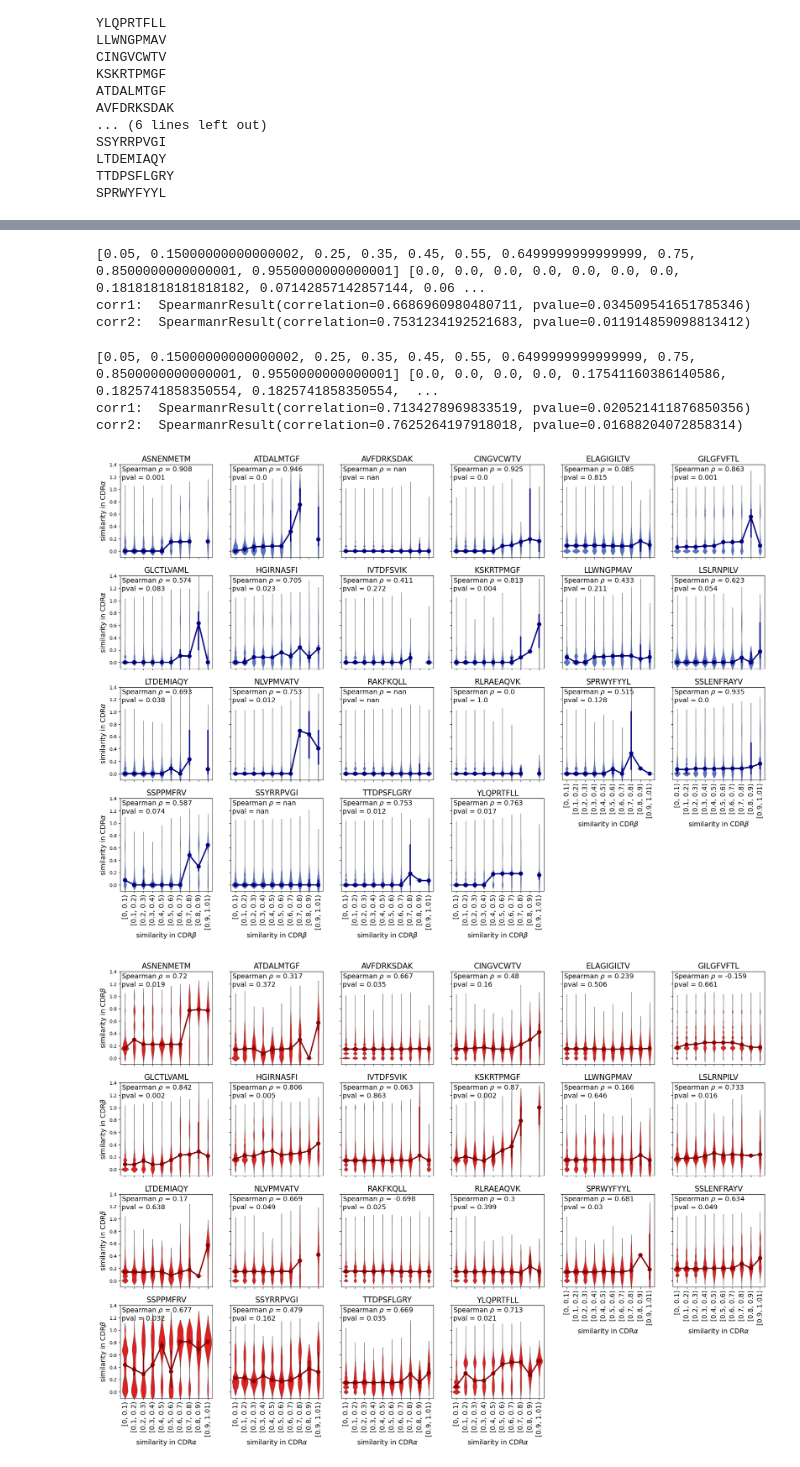
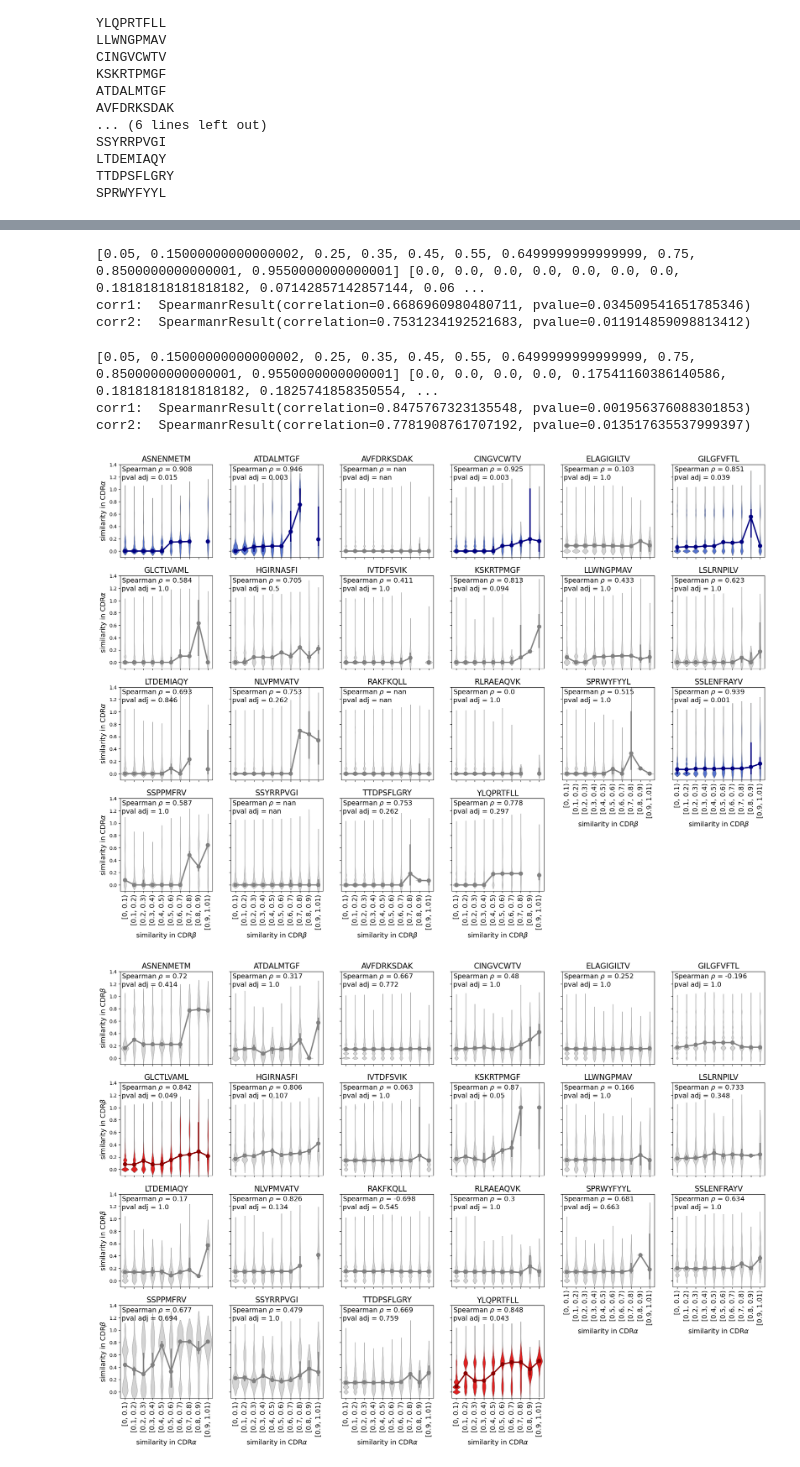
Before and after one commit to mm523/TCRab-pairing, a Jupyter notebook: cluster_alpha_beta.ipynb, the cells around one changed output, grey strips where cells are left out. Cells and saved outputs as stored; diff of their text form; code cells hidden in the pictures.

```diff
--- a/cluster_alpha_beta.ipynb
+++ b/cluster_alpha_beta.ipynb
@@ -6,8 +6,10 @@ import igraph as ig
 import functions.pwdistances as pwdist
 import seaborn as sns
 import random
+# %%
+f2 = 'figures/'
 # %%
-vdj = pd.read_csv('data/vdj_cleaned_subset_for_MI.csv', index_col = 0)
+vdj = pd.read_csv('data/vdj_cleaned_subset_for_MI_no-small-study.csv', index_col = 0)
 vdj = vdj.loc[vdj['Epitope'] != 'KLGGALQAK'] # because too big - takes forever
 # %%
 vdj.head()
@@ -485,7 +440,7 @@ pairedB = {}
 randomB = {}
 modularity = {}
 
-for ep in vdj['Epitope'].unique():
+for ep in vdj['Epitope'].unique().tolist():
     print(ep)
     epdf = vdj[vdj['Epitope'] == ep]
     As = epdf['CDR3-a'].unique().tolist()
@@ -843,17 +748,19 @@ for j, chain in enumerate(['b', 'a']):
     for i, ep in enumerate(sorted(list(ep_diffs[chain].keys()))):
         ticklist.append(ep)
         ax[j].scatter([i]*len(ep_diffs[chain][ep]), ep_diffs[chain][ep], facecolor = 'none', edgecolor = 'k')
-        ax[j].scatter(i, np.mean(ep_diffs[chain][ep]), c='r', marker='D')
+        ax[j].scatter(i, np.median(ep_diffs[chain][ep]), c='r', marker='D')
 
     ax[j].axhline(0, ls = ':', c = 'k')
 ax[1].set_xticks(range(len(ticklist)), ticklist, rotation = 90, fontsize = 14)
 ax[0].set_yticklabels(ax[0].get_yticklabels(), fontsize = 14)
 ax[1].set_yticklabels(ax[1].get_yticklabels(), fontsize = 14)
 ax[1].set_xlabel(r'Epitope', fontsize = 14)
-ax[0].set_ylabel('Ratio of sequence similarity\n' r'$\log_{10}$(real pairs/controls), CDR3$\alpha$ clusters', fontsize = 14)
-ax[1].set_ylabel('Ratio of sequence similarity\n' r'$\log_{10}$(real pairs/controls), CDR3$\beta$ clusters', fontsize = 14)
+# ax[0].set_ylabel('Ratio of sequence similarity\n' r'$\log_{10}$(real pairs/controls), CDR3$\alpha$ clusters', fontsize = 14)
+# ax[1].set_ylabel('Ratio of sequence similarity\n' r'$\log_{10}$(real pairs/controls), CDR3$\beta$ clusters', fontsize = 14)
+ax[0].set_ylabel('Increase in sequence similarity\n' r'real pairs - controls, CDR3$\alpha$ clusters', fontsize = 14)
+ax[1].set_ylabel('Increase in sequence similarity\n' r'real pairs - controls, CDR3$\beta$ clusters', fontsize = 14)
 plt.tight_layout()
-plt.savefig('figures/AllEps_ab_clustering_seqsim_diff.png',
+plt.savefig(f2 + 'AllEps_ab_clustering_seqsim_diff.png',
                     bbox_inches='tight')
 plt.show()
 # %% [output]
@@ -950,6 +853,7 @@ axs1 = ax1.ravel()
 
 intervals = [(0,0.1),(0.1,0.2),(0.2,0.3),(0.3,0.4),(0.4,0.5),(0.5,0.6),(0.6,0.7),(0.7,0.8),(0.8,0.9),(0.9,1.01)]
 intervals_txt = ['[' + str(x[0]) + ', ' + str(x[1]) + ')' for x in intervals]
+num_comparisons = len(sorted(vdj['Epitope'].unique().tolist()))
 
 for j,ep in enumerate(sorted(vdj['Epitope'].unique().tolist())):
     epdf = vdj.loc[vdj['Epitope'] == ep]
@@ -977,28 +881,6 @@ for j,ep in enumerate(sorted(vdj['Epitope'].unique().tolist())):
         medians_a.append(np.median(asim))
         medians_b.append(np.median(bsim))
 
-    sns.violinplot(all_sims_a, ax=axs[j], color='royalblue',
-                linewidth=0.5, inner=None, alpha=0.5)
-    sns.pointplot(all_sims_a, estimator='median', errorbar=('ci', 95), ax=axs[j], color='navy')
-    sns.violinplot(all_sims_b, ax=axs1[j], color='r',
-                linewidth=0.5, inner=None, alpha=0.5)
-    sns.pointplot(all_sims_b, estimator='median', errorbar=('ci', 95), ax=axs1[j], color='darkred')
-    # axs[j].set_ylim(-0.1,1.2)
-    # axs1[j].set_ylim(-0.1,1.2)
-
-    # calculate t-test: is the bin higher than the bin at 0?
-    # t_tests = [ttest_ind(all_sims_a[i], all_sims_a[0], alternative='greater').pvalue for i in range(1,len(all_sims_a))]
-    # pvals = ['\n'] + ['\n***' if x <0.001 else '\n**' if x <0.01 else '\n*' if x<0.05 else '\n' for x in t_tests]
-    # first pval empty because it's what we compare to
-    # for i,v in enumerate(pvals):
-    #     axs[j].text(i,1.1,v,horizontalalignment='center',verticalalignment='center', fontsize=10)
-
-    # t_tests = [ttest_ind(all_sims_b[i], all_sims_b[0], alternative='greater').pvalue for i in range(1,len(all_sims_b))]
-    # pvals = ['\n'] + ['\n***' if x <0.001 else '\n**' if x <0.01 else '\n*' if x<0.05 else '\n' for x in t_tests]
-    # # first pval empty because it's what we compare to
-    # for i,v in enumerate(pvals):
-    #     axs1[j].text(i,1.1,v,horizontalalignment='center',verticalalignment='center', fontsize=10)
-
     # spearman between mid point of bin and median
     print(midpoints_b, medians_a)
     corr_ab = spearmanr(midpoints_a, medians_b, nan_policy = 'omit')
@@ -1006,9 +888,30 @@ for j,ep in enumerate(sorted(vdj['Epitope'].unique().tolist())):
     print('corr1: ', corr_ab)
     print('corr2: ', corr_ba)
 
-    axs[j].text(-0.35,1.38, r'Spearman $\rho$ = ' + str(round(corr_ba.correlation, 3)) + '\npval = ' + str(round(corr_ba.pvalue,3)), fontsize=14, va='top')
+    if corr_ba.pvalue*num_comparisons < .05:
+        col = 'royalblue'
+        col1 = 'navy'
+    else:
+        col = 'lightgrey'
+        col1 = 'grey'
+
+    sns.violinplot(all_sims_a, ax=axs[j], color=col,
+                linewidth=0.5, inner=None, alpha=0.5)
+    sns.pointplot(all_sims_a, estimator='median', errorbar=('ci', 95), ax=axs[j], color=col1)
+
+    if corr_ab.pvalue*num_comparisons < .05:
+        col = 'r'
+        col1 = 'darkred'
+    else:
+        col = 'lightgrey'
+        col1 = 'grey'
+    sns.violinplot(all_sims_b, ax=axs1[j], color=col,
+                linewidth=0.5, inner=None, alpha=0.5)
+    sns.pointplot(all_sims_b, estimator='median', errorbar=('ci', 95), ax=axs1[j], color=col1)
+
+    axs[j].text(-0.35,1.38, r'Spearman $\rho$ = ' + str(round(corr_ba.correlation, 3)) + '\npval adj = ' + str(round(np.clip(corr_ba.pvalue*num_comparisons,0,1),3)), fontsize=14, va='top')
     axs[j].set_ylim(-0.1,1.4)
-    axs1[j].text(-0.35,1.38, r'Spearman $\rho$ = ' + str(round(corr_ab.correlation, 3)) + '\npval = ' + str(round(corr_ab.pvalue,3)), fontsize=14, va='top')
+    axs1[j].text(-0.35,1.38, r'Spearman $\rho$ = ' + str(round(corr_ab.correlation, 3)) + '\npval adj = ' + str(round(np.clip(corr_ab.pvalue*num_comparisons,0,1),3)), fontsize=14, va='top')
     axs1[j].set_ylim(-0.1,1.4)
 
 
@@ -1030,9 +933,10 @@ axs[-1].axis('off')
 axs1[-2].axis('off')
 axs1[-1].axis('off')
 # plt.tight_layout()
-f.savefig('figures/triplet_similarity_correlation_alleps_beta.png',
+f.savefig(f2 + 'triplet_similarity_correlation_alleps_beta.png',
                     bbox_inches='tight')
-f1.savefig('figures/triplet_similarity_correlation_alleps_alpha.png',
+
+f1.savefig(f2 + 'triplet_similarity_correlation_alleps_alpha.png',
                     bbox_inches='tight')
 
 plt.show()
@@ -1094,14 +998,14 @@ corr2:  SpearmanrResult(correlation=0.9354953314429287, pvalue=7.003621682809512
 [0.05, 0.15000000000000002, 0.25, 0.35, 0.45, 0.55, 0.6499999999999999, 0.75, 0.8500000000000001, 0.9550000000000001] [0.07715167498104597, 0.0, 0.0, 0.0, 0.0, 0.0, 0.0, 0.48038446141526153, 0.2964997 ...
 corr1:  SpearmanrResult(correlation=0.67700320038633, pvalue=0.03153073626013501)
 corr2:  SpearmanrResult(correlation=0.5871983181190702, pvalue=0.07429561413550047)
 [0.05, 0.15000000000000002, 0.25, 0.35, 0.45, 0.55, 0.6499999999999999, 0.75, 0.8500000000000001, 0.9550000000000001] [0.0, 0.0, 0.0, 0.0, 0.0, 0.0, 0.0, 0.0, 0.0, 0.0]
 corr1:  SpearmanrResult(correlation=0.4787878787878787, pvalue=0.1615229280174558)
 corr2:  SpearmanrResult(correlation=nan, pvalue=nan)
 [0.05, 0.15000000000000002, 0.25, 0.35, 0.45, 0.55, 0.6499999999999999, 0.75, 0.8500000000000001, 0.9550000000000001] [0.0, 0.0, 0.0, 0.0, 0.0, 0.0, 0.0, 0.18181818181818182, 0.07142857142857144, 0.06 ...
 corr1:  SpearmanrResult(correlation=0.6686960980480711, pvalue=0.034509541651785346)
 corr2:  SpearmanrResult(correlation=0.7531234192521683, pvalue=0.011914859098813412)
-[0.05, 0.15000000000000002, 0.25, 0.35, 0.45, 0.55, 0.6499999999999999, 0.75, 0.8500000000000001, 0.9550000000000001] [0.0, 0.0, 0.0, 0.0, 0.17541160386140586, 0.1825741858350554, 0.1825741858350554,  ...
-corr1:  SpearmanrResult(correlation=0.7134278969833519, pvalue=0.020521411876850356)
-corr2:  SpearmanrResult(correlation=0.7625264197918018, pvalue=0.01688204072858314)
+[0.05, 0.15000000000000002, 0.25, 0.35, 0.45, 0.55, 0.6499999999999999, 0.75, 0.8500000000000001, 0.9550000000000001] [0.0, 0.0, 0.0, 0.0, 0.17541160386140586, 0.18181818181818182, 0.1825741858350554, ...
+corr1:  SpearmanrResult(correlation=0.8475767323135548, pvalue=0.001956376088301853)
+corr2:  SpearmanrResult(correlation=0.7781908761707192, pvalue=0.013517635537999397)
-[figure, old version]
+[figure, new version]
-[figure, old version]
+[figure, new version]
```
Also changed, not shown: parts of 29 cells of this notebook, 2 other files.
